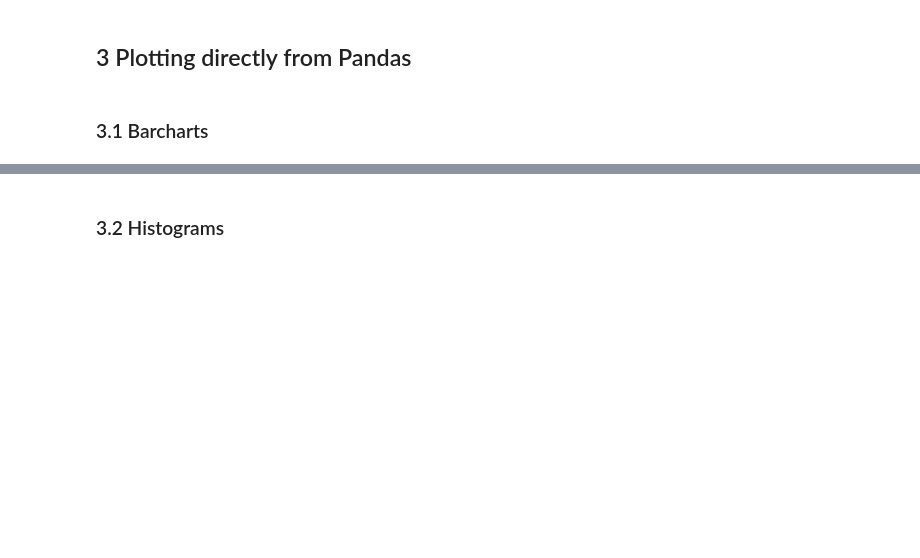
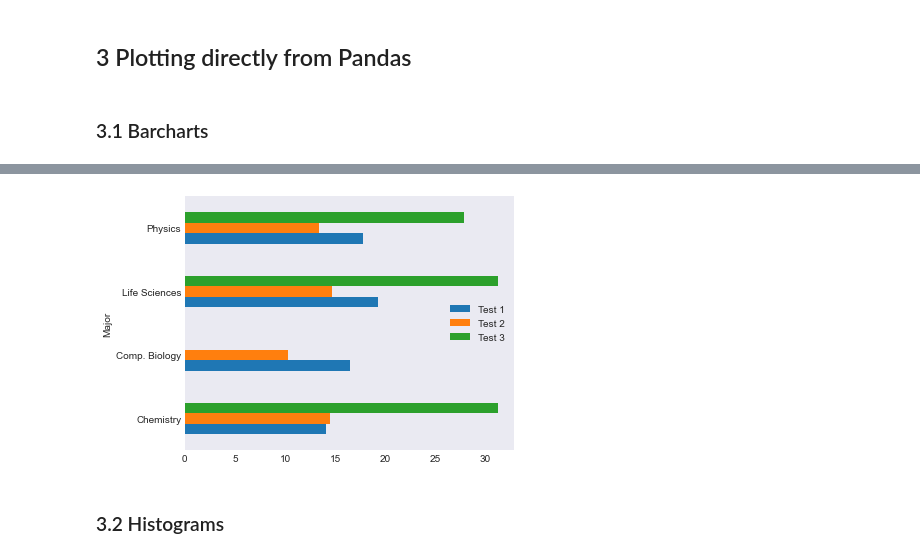
Before and after one commit to SPS-SP2273/learning-portfolio-yimqiy, a Jupyter notebook: pandas/pandas_(good).ipynb, the cells around one changed output, grey strips where cells are left out. Drawn from its saved outputs; the diff is of its cells as text; code cells hidden in the pictures; blank space fills up the shorter version.

```diff
--- a/pandas/pandas_(good).ipynb
+++ b/pandas/pandas_(good).ipynb
@@ -50,2 +258,9 @@ df_class.info()
+# %%
+grp = df_combined.groupby(['Major'])[["Test 1", "Test 2", "Test 3"]]
+grp.mean().plot(kind='barh')
+plt.tight_layout()
+plt.show()
+# %% [output]
+[figure, added]
 # %% [markdown]
 ### 3.2 Histograms
```
Also changed, not shown: parts of 35 cells of this notebook, 1 other file.
